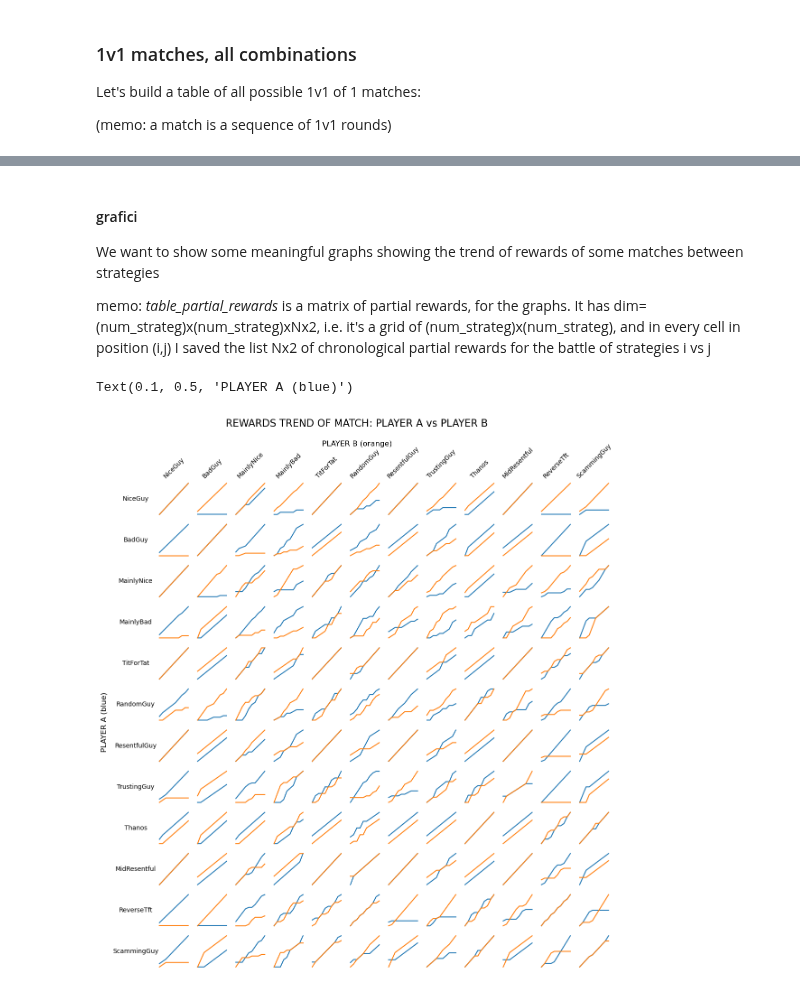
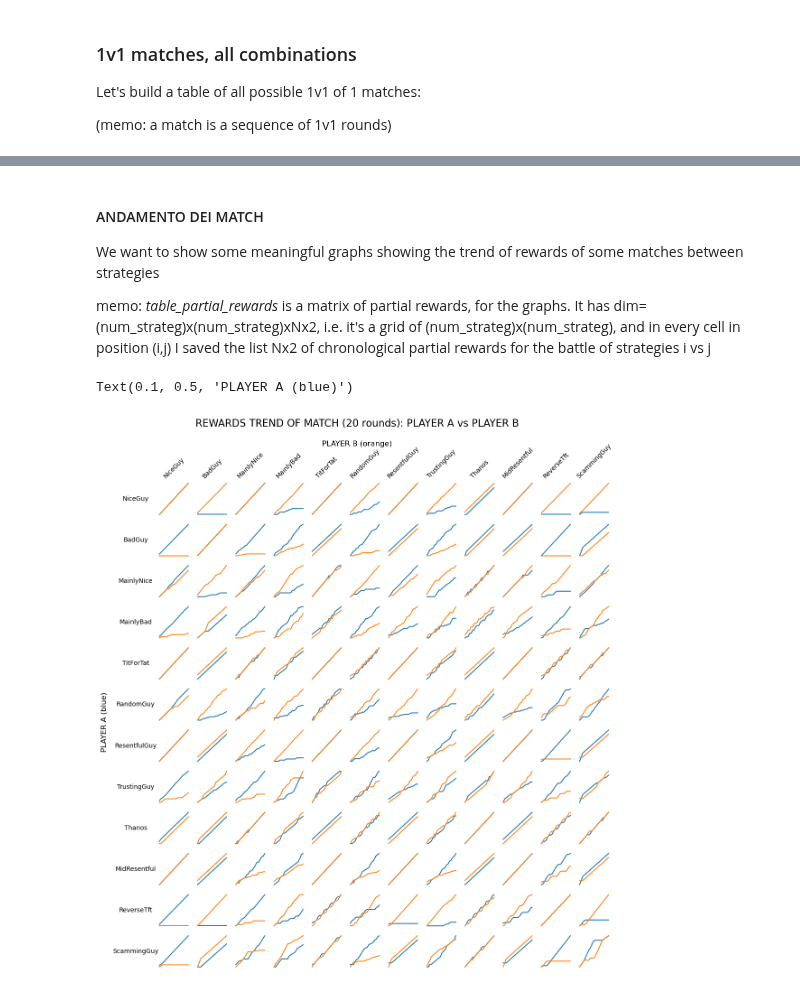
Before and after one commit to LeoPi314/LCP_projects_Y7_Group_4, a Jupyter notebook: round.ipynb, the cells around one changed output, grey strips where cells are left out. Cells and saved outputs as stored; diff of their text form; code cells hidden in the pictures.

```diff
--- a/round.ipynb
+++ b/round.ipynb
@@ -317,9 +317,9 @@ As we can see, excluding noise due to strategies relying on random input, the ev
 Let's build a table of all possible 1v1 of 1 matches:
 
 (memo: a match is a sequence of 1v1 rounds)
+# %%
+N = 20        # number of rounds
 # %%
-N = 10        # number of rounds
-
 table_rewards = []               # let's initialize the matrix of rewards of 1v1 rounds for all strategies: dim=(num_strateg)x(num_strateg)
 table_partial_rewards = []       # matrix of partial rewards, for the graphs. dim=(num_strateg)x(num_strateg)xNx2
 
@@ -356,5 +360,5 @@ plt.show()
 # %% [markdown]
-#### grafici
+#### ANDAMENTO DEI MATCH
 We want to show some meaningful graphs showing the trend of rewards of some matches between strategies
 
 memo: *table_partial_rewards* is a matrix of partial rewards, for the graphs. It has dim=(num_strateg)x(num_strateg)xNx2, i.e. it's a grid of (num_strateg)x(num_strateg), and in every cell in position (i,j) I saved the list Nx2 of chronological partial rewards for the battle of strategies i vs j
@@ -362,33 +366,33 @@ memo: *table_partial_rewards* is a matrix of partial rewards, for the graphs. It
 # PLOT of partial rewards to see the evolution of matches:
 
 strategy_names = list(strategies.keys())                              # list with the strategy names
 num_strat = len(strategies)                                           # number of strategies
 
 fig, axs = plt.subplots(num_strat, num_strat+1 ,figsize=(14,14))      # one more column for writing strategy names
 x_axis = np.arange(N)          # array for x axis plots
 
 # let's plot graphs:
 for i in range(num_strat):
     for j in range(1, num_strat+1):
         rew_i, rew_j = zip( *table_partial_rewards[i][j-1] )           # extrapolate array of rewards for the two strategies
         axs[i][j].plot(x_axis, rew_i)
         axs[i][j].plot(x_axis, rew_j)
         axs[i][j].axis("off")                                          # remove axes and values for clarity
 
 # let's write strategy names on x axis:
 for j in range(num_strat):
     axs[0][j+1].set_title(f"{strategy_names[j]}", rotation=45, fontsize=10)         # rotation for clarity
 
 # let's write strategy names in blank first column of graphs (so on y axis)
 for i in range(num_strat):
     axs[i][0].axis("off")
     axs[i][0].text(0.5,0.5,f"{strategy_names[i]}", ha='center', va='center', color='black')
 
 # overall title and axis names
-fig.suptitle("REWARDS TREND OF MATCH: PLAYER A vs PLAYER B", fontsize=16)
+fig.suptitle(f"REWARDS TREND OF MATCH ({N} rounds): PLAYER A vs PLAYER B", fontsize=16)
 fig.text(0.5, 0.94, 'PLAYER B (orange)', ha='center', va='center', fontsize=12)  # Asse X
 fig.text(0.1, 0.5, 'PLAYER A (blue)', ha='center', va='center', rotation='vertical', fontsize=12)  # Asse Y
 # %% [output]
 Text(0.1, 0.5, 'PLAYER A (blue)')
-[figure, old version]
+[figure, new version]
 # %% [markdown]
```
Also changed, not shown: parts of 9 cells of this notebook.
